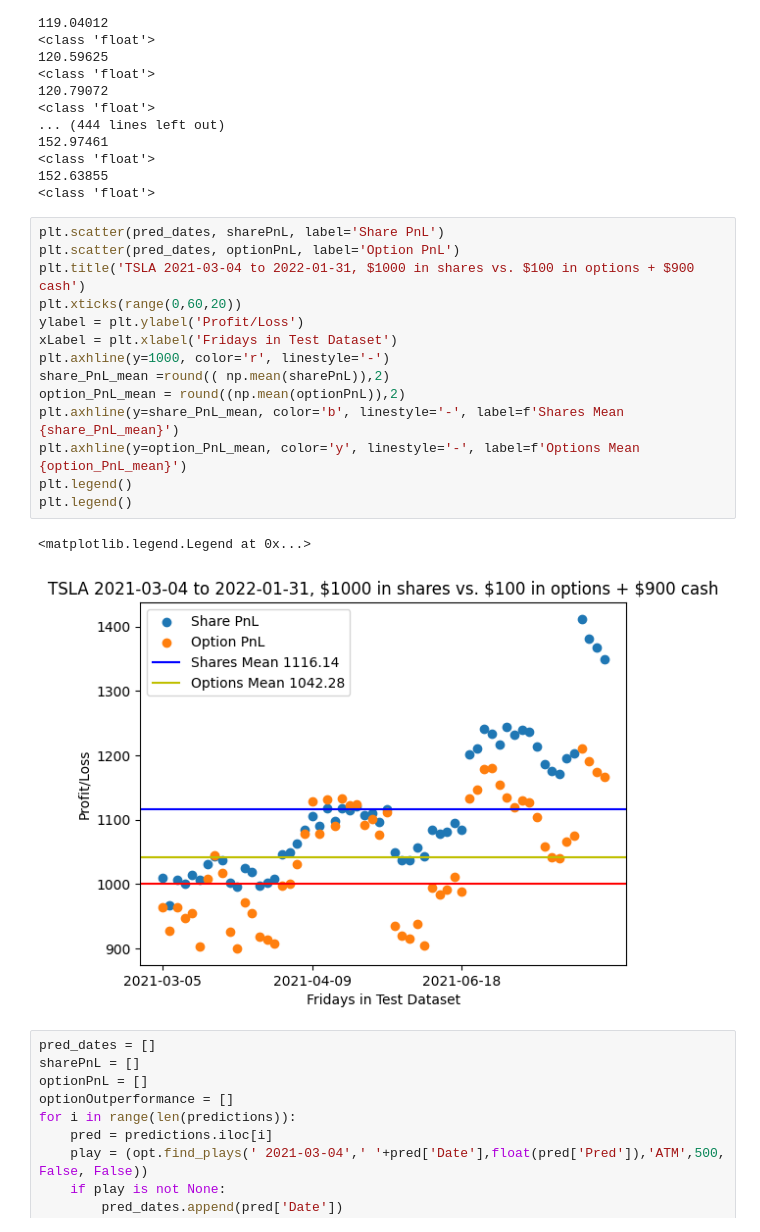
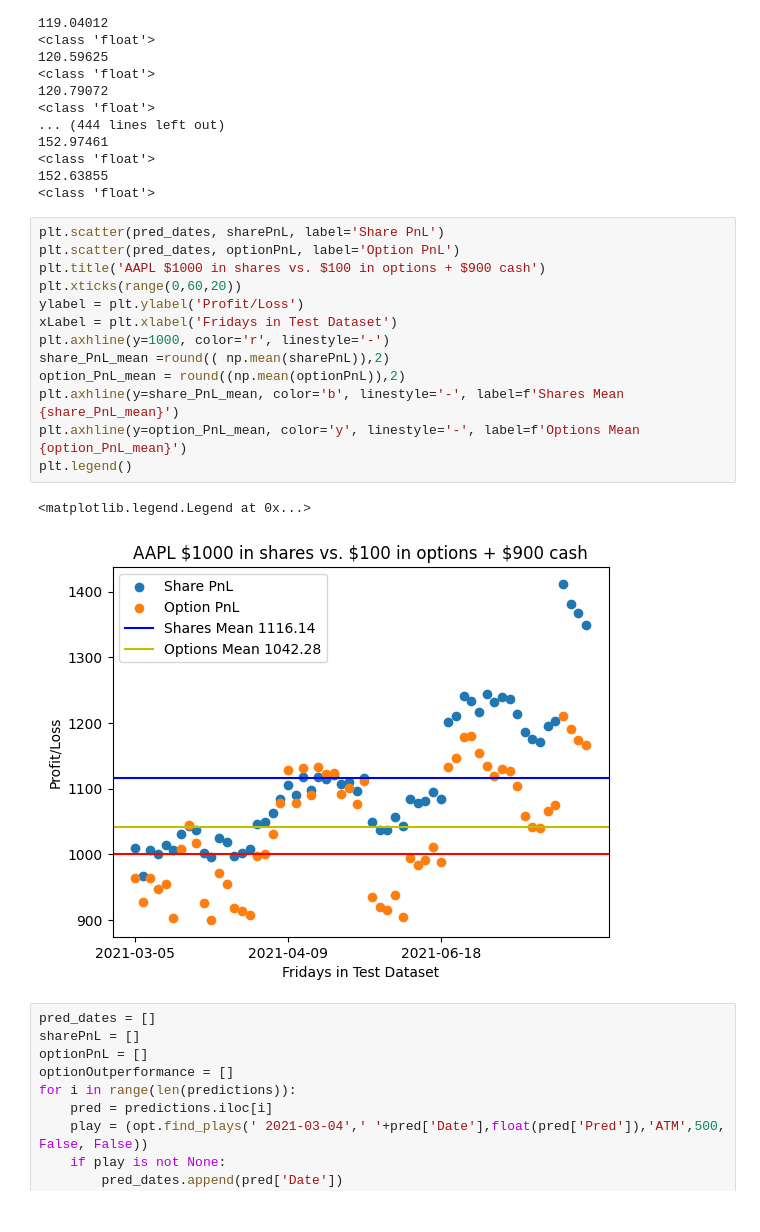
Before and after one commit to schuywalker/LSTM_Stock_and_Option_Prices, a Jupyter notebook: AAPL_tests.ipynb, the cells around one changed output. Cells and saved outputs as stored; diff of their text form.

Commit message:
main set up for aapl

```diff
--- a/AAPL_tests.ipynb
+++ b/AAPL_tests.ipynb
@@ -72,20 +72,19 @@ for i in range(len(predictions)):
 # %%
 plt.scatter(pred_dates, sharePnL, label='Share PnL')
 plt.scatter(pred_dates, optionPnL, label='Option PnL')
-plt.title('TSLA 2021-03-04 to 2022-01-31, $1000 in shares vs. $100 in options + $900 cash')
+plt.title('AAPL $1000 in shares vs. $100 in options + $900 cash')
 plt.xticks(range(0,60,20))
 ylabel = plt.ylabel('Profit/Loss')
 xLabel = plt.xlabel('Fridays in Test Dataset')
 plt.axhline(y=1000, color='r', linestyle='-')
 share_PnL_mean =round(( np.mean(sharePnL)),2)
 option_PnL_mean = round((np.mean(optionPnL)),2)
 plt.axhline(y=share_PnL_mean, color='b', linestyle='-', label=f'Shares Mean {share_PnL_mean}')
 plt.axhline(y=option_PnL_mean, color='y', linestyle='-', label=f'Options Mean {option_PnL_mean}')
 plt.legend()
-plt.legend()
 # %% [output]
 <matplotlib.legend.Legend at 0x...>
-[figure, old version]
+[figure, new version]
 # %%
 pred_dates = []
 sharePnL = []
```
Also changed, not shown: parts of 2 cells of this notebook, 2 other files.
